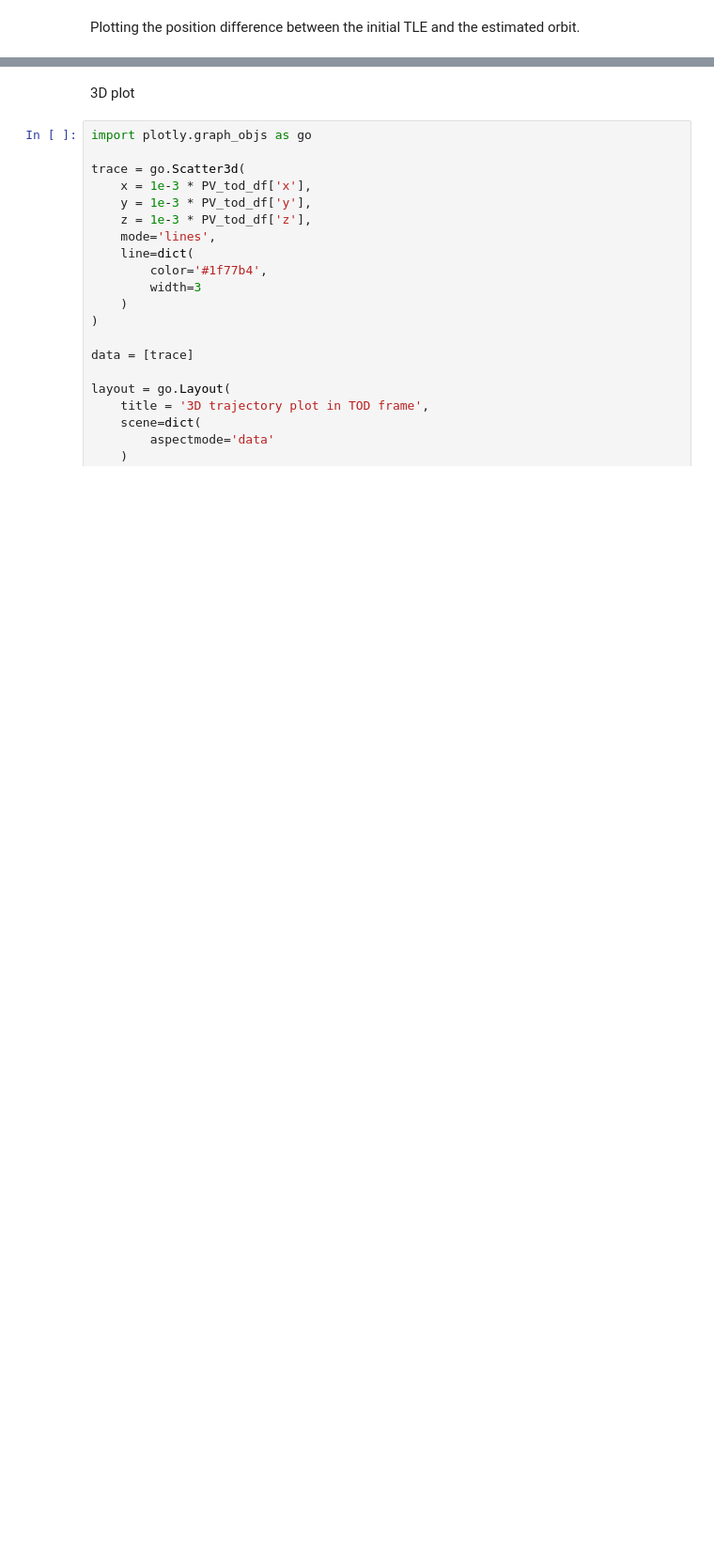
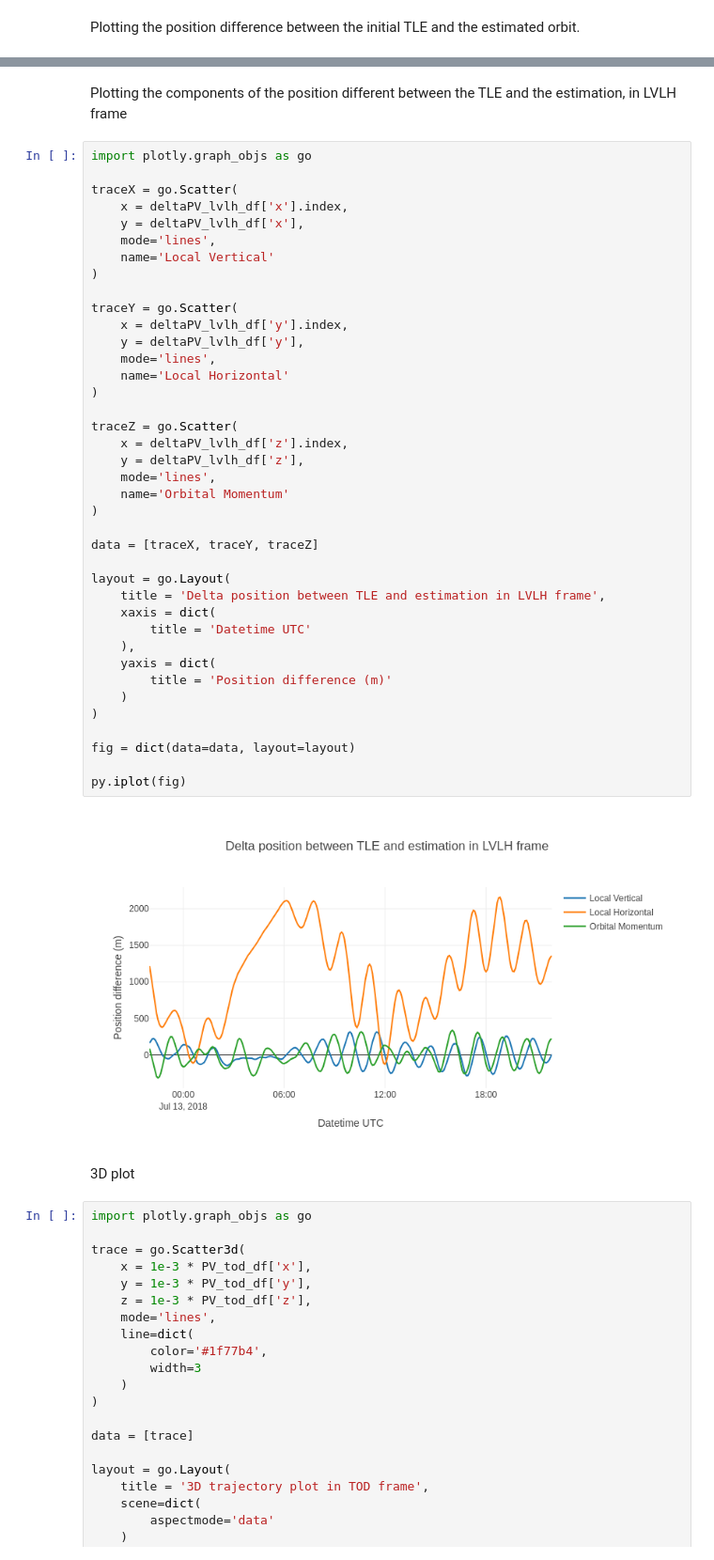
Before and after one commit to GorgiAstro/laser-orbit-determination, a Jupyter notebook: 02-orbit-determination-example.ipynb, the cells around one changed output, grey strips where cells are left out. Shown: that part at 94% size. Saved outputs shown, nothing was run; the diff lists cells and outputs as text; blank space fills up the shorter version.

```diff
--- a/02-orbit-determination-example.ipynb
+++ b/02-orbit-determination-example.ipynb
@@ -391,3 +431,46 @@ py.iplot(fig)
+# %% [markdown]
+Plotting the components of the position different between the TLE and the estimation, in LVLH frame
+# %%
+import plotly.graph_objs as go
+
+traceX = go.Scatter(
+    x = deltaPV_lvlh_df['x'].index,
+    y = deltaPV_lvlh_df['x'],
+    mode='lines',
+    name='Local Vertical'
+)
+
+traceY = go.Scatter(
+    x = deltaPV_lvlh_df['y'].index,
+    y = deltaPV_lvlh_df['y'],
+    mode='lines',
+    name='Local Horizontal'
+)
+
+traceZ = go.Scatter(
+    x = deltaPV_lvlh_df['z'].index,
+    y = deltaPV_lvlh_df['z'],
+    mode='lines',
+    name='Orbital Momentum'
+)
+
+data = [traceX, traceY, traceZ]
+
+layout = go.Layout(
+    title = 'Delta position between TLE and estimation in LVLH frame',
+    xaxis = dict(
+        title = 'Datetime UTC'
+    ),
+    yaxis = dict(
+        title = 'Position difference (m)'
+    )
+)
+
+fig = dict(data=data, layout=layout)
+
+py.iplot(fig)
+# %% [output]
+[figure, added]
 # %% [markdown]
 3D plot
 # %%
```
Also changed, not shown: parts of 6 cells of this notebook, 1 other file.
